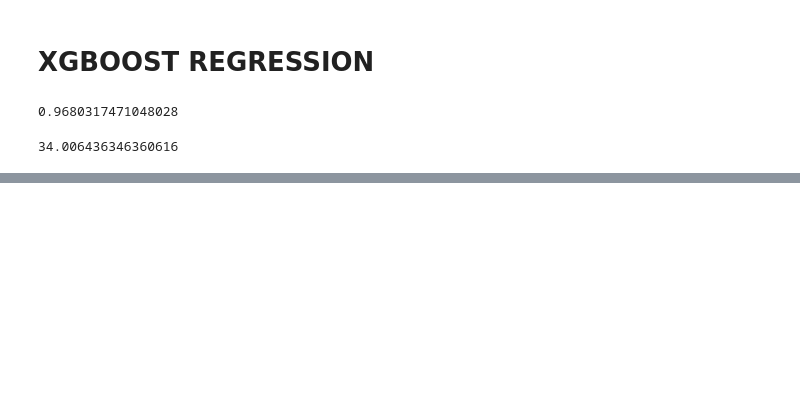
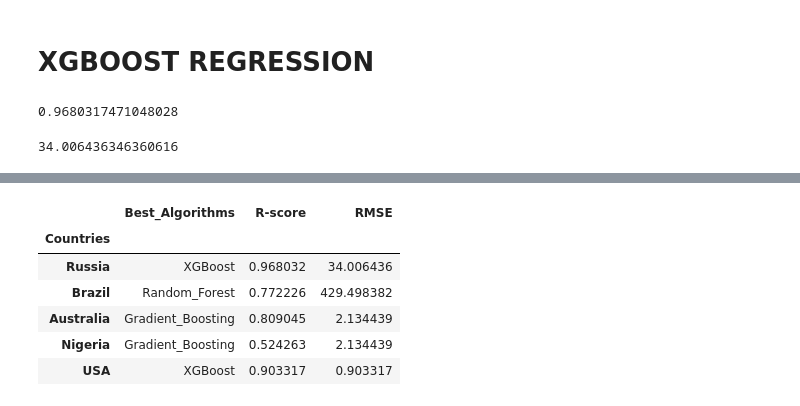
Before and after one commit to HDSC-21/covid19-on-the-global-economy, a Jupyter notebook: Model/hamoye-capstone.ipynb, the cells around one changed output, grey strips where cells are left out. Saved outputs shown, nothing was run; the diff lists cells and outputs as text; code cells hidden in the pictures; blank space fills up the shorter version.

```diff
--- a/Model/hamoye-capstone.ipynb
+++ b/Model/hamoye-capstone.ipynb
@@ -353,0 +703,10 @@ IN CONCLUSION WE WERE ABLE TO BUILD A MODEL WITH AN R-SCORE OF 96.8% AND RMSE OF
+# %%
+score_summary
+# %% [output]
+|  | Best_Algorithms | R-score | RMSE |
+| Countries |  |  |  |
+| Russia | XGBoost | 0.968032 | 34.006436 |
+| Brazil | Random_Forest | 0.772226 | 429.498382 |
+| Australia | Gradient_Boosting | 0.809045 | 2.134439 |
+| Nigeria | Gradient_Boosting | 0.524263 | 2.134439 |
+| USA | XGBoost | 0.903317 | 0.903317 |
```
Also changed, not shown: parts of 87 cells of this notebook.
